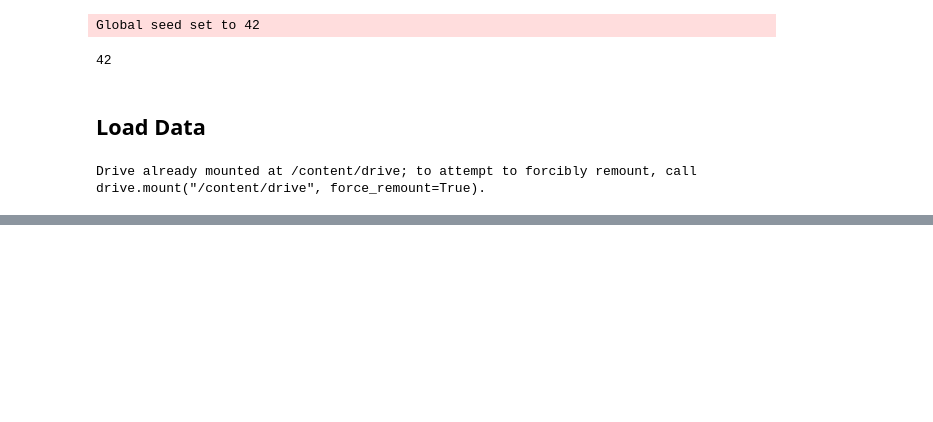
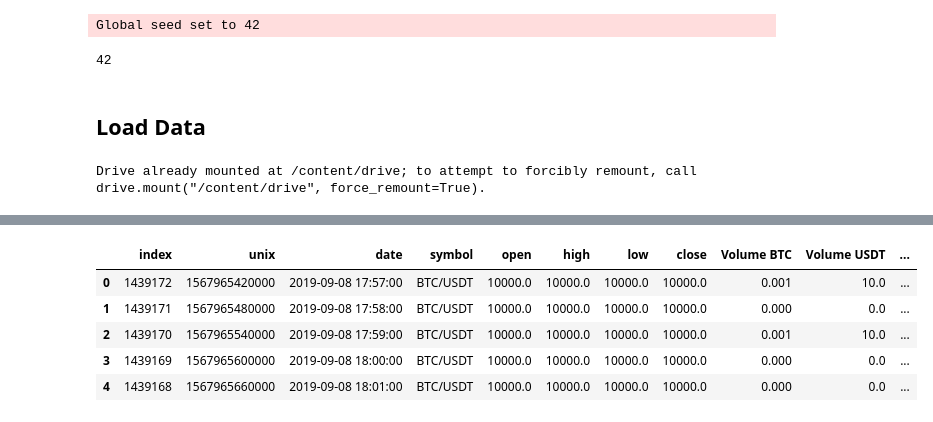
Before and after one commit to ibadrather/pytorch_learn, a Jupyter notebook: Part 13 - Multivariate_Time_Series_Data_Preprocessing_with_Pandas.ipynb, the cells around one changed output, grey strips where cells are left out. Saved outputs shown, nothing was run; the diff lists cells and outputs as text; code cells hidden in the pictures; blank space fills up the shorter version.

```diff
--- a/Part 13 - Multivariate_Time_Series_Data_Preprocessing_with_Pandas.ipynb
+++ b/Part 13 - Multivariate_Time_Series_Data_Preprocessing_with_Pandas.ipynb
@@ -83,0 +102,15 @@ Index([], dtype='object')
+# %%
+# Adding another column that will be a difference from previous close
+# this will have the change in close price data per minute
+df["close_change"] = df.progress_apply(
+    lambda row: 0 if np.isnan(row.prev_close) else row.close - row.prev_close,
+    axis=1
+)
+df.head()
+# %% [output]
+|  | index | unix | date | symbol | open | high | low | close | Volume BTC | Volume USDT | ... |
+| 0 | 1439172 | 1567965420000 | 2019-09-08 17:57:00 | BTC/USDT | 10000.0 | 10000.0 | 10000.0 | 10000.0 | 0.001 | 10.0 | ... |
+| 1 | 1439171 | 1567965480000 | 2019-09-08 17:58:00 | BTC/USDT | 10000.0 | 10000.0 | 10000.0 | 10000.0 | 0.000 | 0.0 | ... |
+| 2 | 1439170 | 1567965540000 | 2019-09-08 17:59:00 | BTC/USDT | 10000.0 | 10000.0 | 10000.0 | 10000.0 | 0.001 | 10.0 | ... |
+| 3 | 1439169 | 1567965600000 | 2019-09-08 18:00:00 | BTC/USDT | 10000.0 | 10000.0 | 10000.0 | 10000.0 | 0.000 | 0.0 | ... |
+| 4 | 1439168 | 1567965660000 | 2019-09-08 18:01:00 | BTC/USDT | 10000.0 | 10000.0 | 10000.0 | 10000.0 | 0.000 | 0.0 | ... |
```
Also changed, not shown: parts of 22 cells of this notebook.
